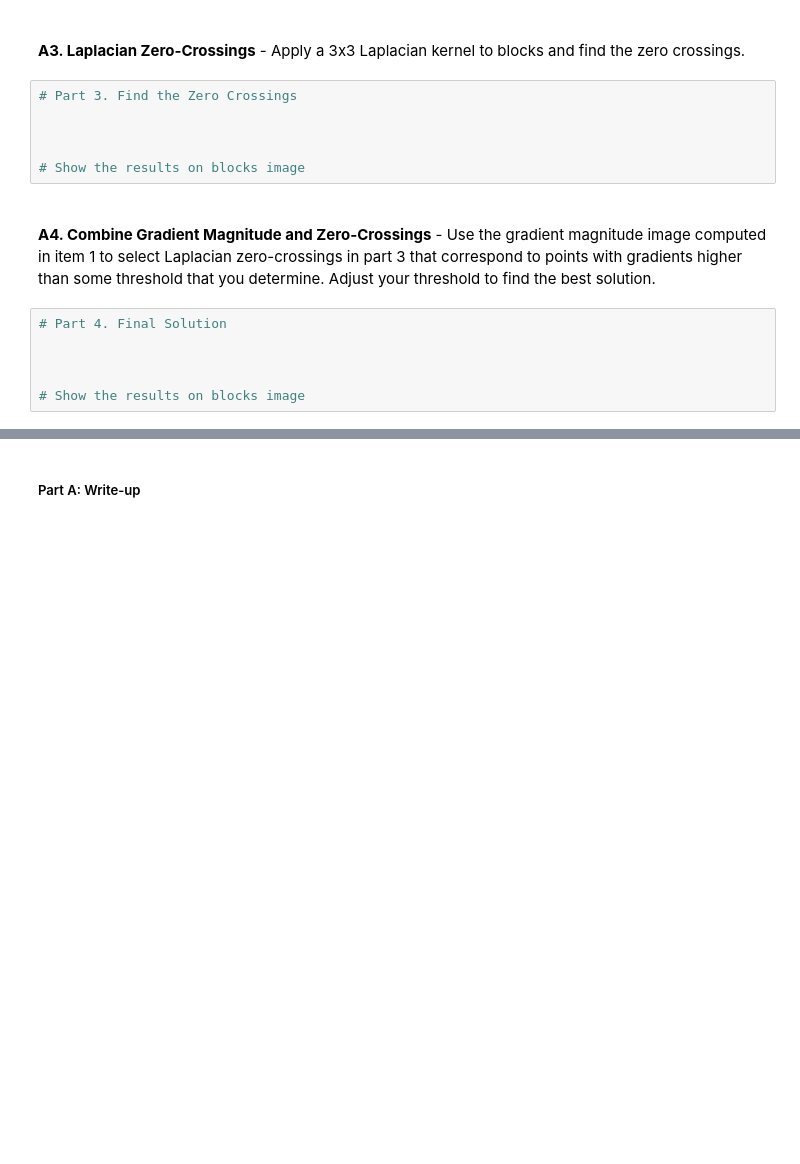
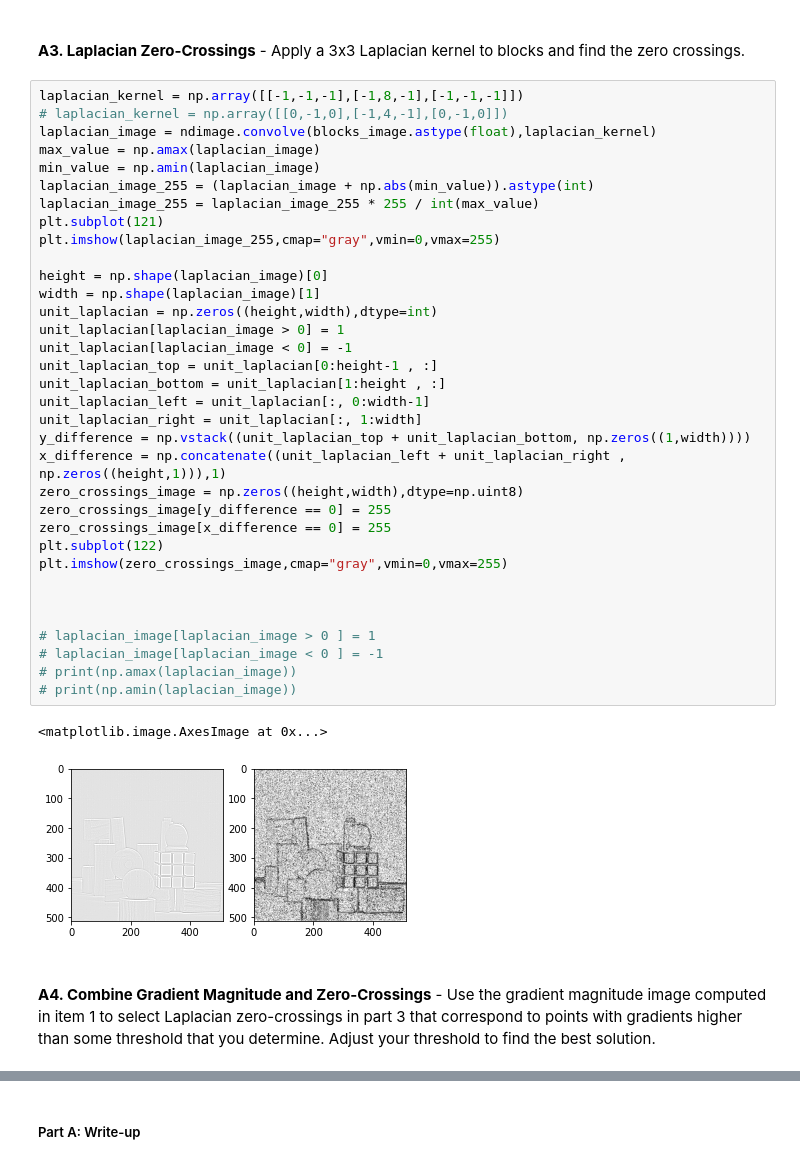
Before and after one commit to davidcGIThub/computer_vision_assignments, a Jupyter notebook: proj1-edges-hough/Project1-Edges-Hough.ipynb, the cells around one changed output, grey strips where cells are left out. Saved outputs shown, nothing was run; the diff lists cells and outputs as text; blank space fills up the shorter version.

Commit message:
finished part 1 of proj 1

```diff
--- a/proj1-edges-hough/Project1-Edges-Hough.ipynb
+++ b/proj1-edges-hough/Project1-Edges-Hough.ipynb
@@ -49,16 +71,41 @@ blocks.png:
 # %% [markdown]
 <br><b>A3. Laplacian Zero-Crossings</b> - Apply a 3x3 Laplacian kernel to blocks and find the zero crossings.
-# %%
-# Part 3. Find the Zero Crossings
-
-
-
-# Show the results on blocks image
+# %%
+laplacian_kernel = np.array([[-1,-1,-1],[-1,8,-1],[-1,-1,-1]])
+# laplacian_kernel = np.array([[0,-1,0],[-1,4,-1],[0,-1,0]])
+laplacian_image = ndimage.convolve(blocks_image.astype(float),laplacian_kernel)
+max_value = np.amax(laplacian_image)
+min_value = np.amin(laplacian_image)
+laplacian_image_255 = (laplacian_image + np.abs(min_value)).astype(int)
+laplacian_image_255 = laplacian_image_255 * 255 / int(max_value)
+plt.subplot(121)
+plt.imshow(laplacian_image_255,cmap="gray",vmin=0,vmax=255)
+
+height = np.shape(laplacian_image)[0]
+width = np.shape(laplacian_image)[1]
+unit_laplacian = np.zeros((height,width),dtype=int)
+unit_laplacian[laplacian_image > 0] = 1
+unit_laplacian[laplacian_image < 0] = -1
+unit_laplacian_top = unit_laplacian[0:height-1 , :]
+unit_laplacian_bottom = unit_laplacian[1:height , :]
+unit_laplacian_left = unit_laplacian[:, 0:width-1]
+unit_laplacian_right = unit_laplacian[:, 1:width]
+y_difference = np.vstack((unit_laplacian_top + unit_laplacian_bottom, np.zeros((1,width))))
+x_difference = np.concatenate((unit_laplacian_left + unit_laplacian_right , np.zeros((height,1))),1)
+zero_crossings_image = np.zeros((height,width),dtype=np.uint8)
+zero_crossings_image[y_difference == 0] = 255
+zero_crossings_image[x_difference == 0] = 255
+plt.subplot(122)
+plt.imshow(zero_crossings_image,cmap="gray",vmin=0,vmax=255)
+
+
+
+# laplacian_image[laplacian_image > 0 ] = 1
+# laplacian_image[laplacian_image < 0 ] = -1
+# print(np.amax(laplacian_image))
+# print(np.amin(laplacian_image))
+# %% [output]
+<matplotlib.image.AxesImage at 0x...>
+[figure, added]
 # %% [markdown]
 <br><b>A4. Combine Gradient Magnitude and Zero-Crossings</b> - Use the gradient magnitude image computed in item 1 to select Laplacian zero-crossings in part 3 that correspond to points with gradients higher than some threshold that you determine.  Adjust your threshold to find the best solution.
-# %%
-# Part 4. Final Solution
-
-
-
-# Show the results on blocks image
```
Also changed, not shown: parts of 7 cells of this notebook, 2 other files.
